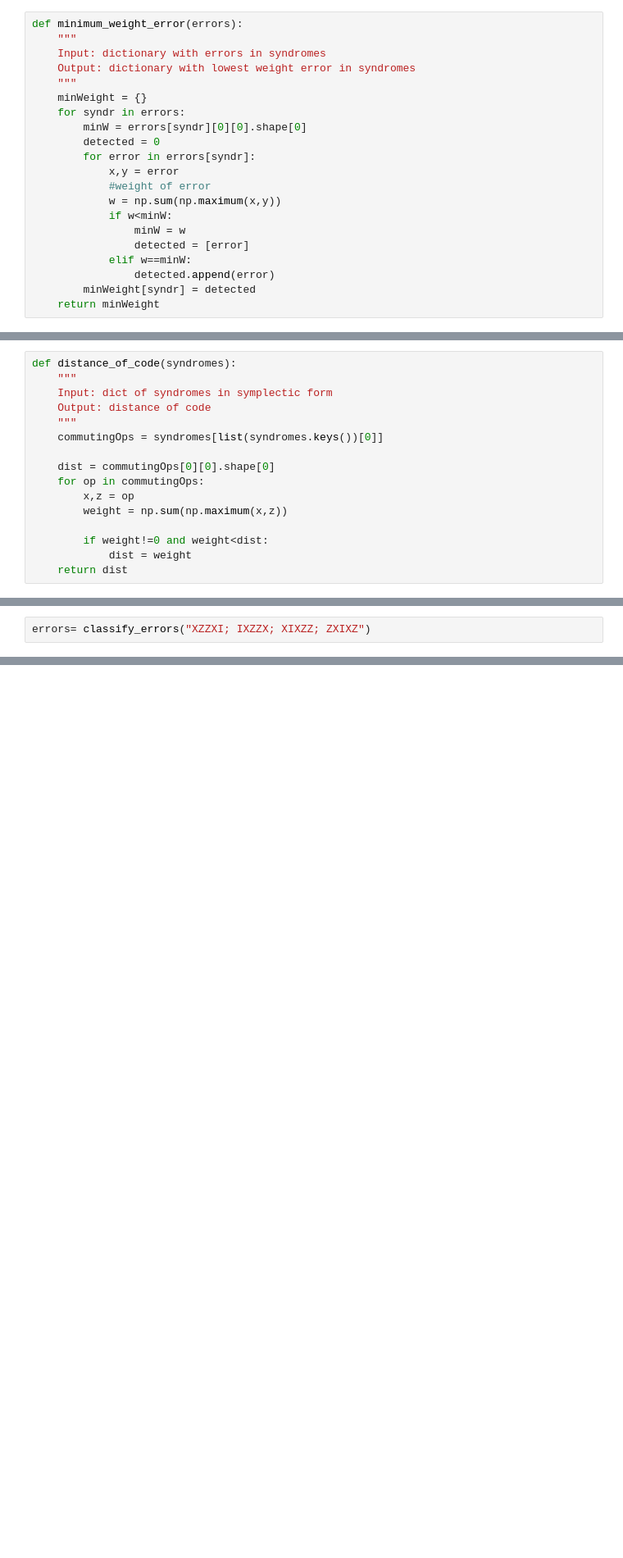
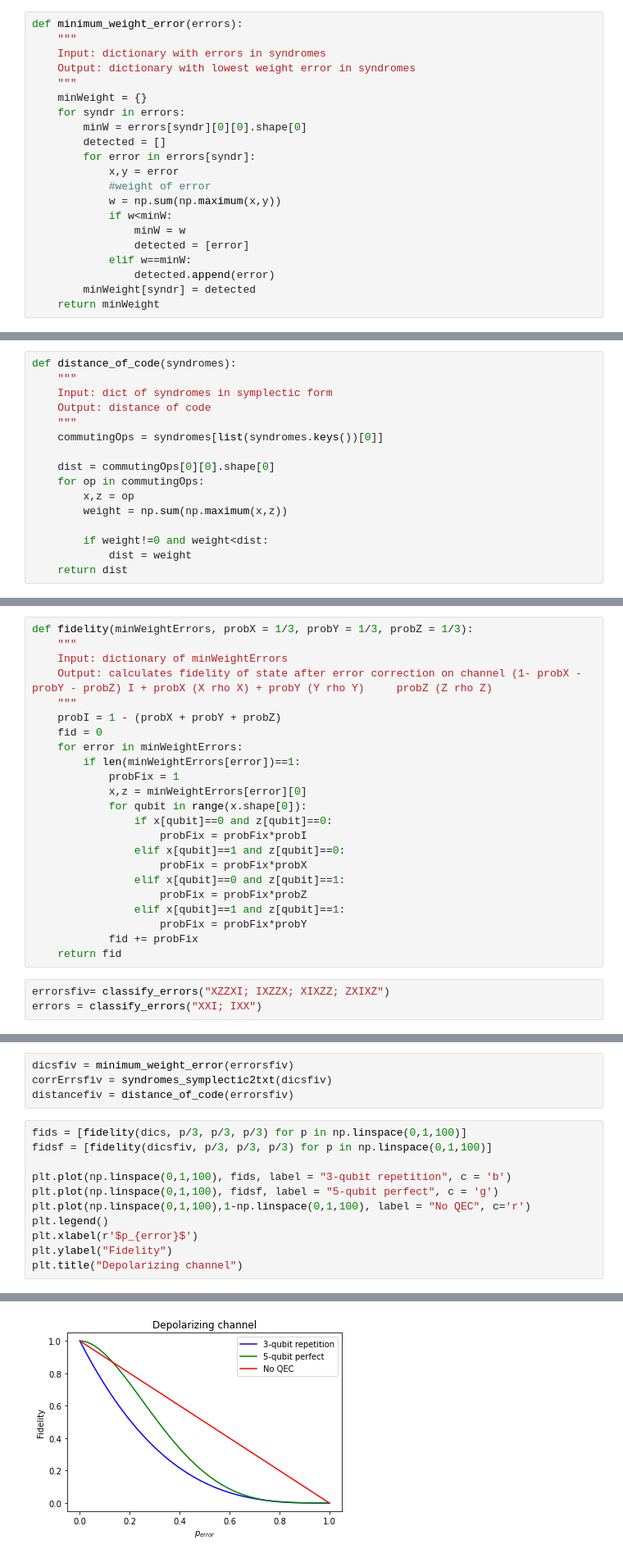
Before and after one commit to BestQuark/QEC, a Jupyter notebook: sydromeMeasurement.ipynb, the cells around one changed output, grey strips where cells are left out. Shown at 82% size. Saved outputs shown, nothing was run; the diff lists cells and outputs as text; blank space fills up the shorter version.

```diff
--- a/sydromeMeasurement.ipynb
+++ b/sydromeMeasurement.ipynb
@@ -144,7 +187,7 @@ def minimum_weight_error(errors):
     minWeight = {}
     for syndr in errors:
         minW = errors[syndr][0][0].shape[0]
-        detected = 0
+        detected = []
         for error in errors[syndr]:
             x,y = error
             #weight of error
@@ -210,2 +286,26 @@ def distance_of_code(syndromes):
+# %%
+def fidelity(minWeightErrors, probX = 1/3, probY = 1/3, probZ = 1/3):
+    """
+    Input: dictionary of minWeightErrors
+    Output: calculates fidelity of state after error correction on channel (1- probX - probY - probZ) I + probX (X rho X) + probY (Y rho Y)     probZ (Z rho Z)
+    """
+    probI = 1 - (probX + probY + probZ)
+    fid = 0
+    for error in minWeightErrors:
+        if len(minWeightErrors[error])==1:
+            probFix = 1
+            x,z = minWeightErrors[error][0]
+            for qubit in range(x.shape[0]):
+                if x[qubit]==0 and z[qubit]==0:
+                    probFix = probFix*probI
+                elif x[qubit]==1 and z[qubit]==0:
+                    probFix = probFix*probX
+                elif x[qubit]==0 and z[qubit]==1:
+                    probFix = probFix*probZ
+                elif x[qubit]==1 and z[qubit]==1:
+                    probFix = probFix*probY
+            fid += probFix
+    return fid
 # %%
-errors= classify_errors("XZZXI; IXZZX; XIXZZ; ZXIXZ")
+errorsfiv= classify_errors("XZZXI; IXZZX; XIXZZ; ZXIXZ")
+errors = classify_errors("XXI; IXX")
@@ -222,0 +316,16 @@ np.maximum(np.array([0,1,2,3]), np.array([3,-1,2,2]))
+# %%
+dicsfiv = minimum_weight_error(errorsfiv)
+corrErrsfiv = syndromes_symplectic2txt(dicsfiv)
+distancefiv = distance_of_code(errorsfiv)
+# %%
+fids = [fidelity(dics, p/3, p/3, p/3) for p in np.linspace(0,1,100)]
+fidsf = [fidelity(dicsfiv, p/3, p/3, p/3) for p in np.linspace(0,1,100)]
+
+plt.plot(np.linspace(0,1,100), fids, label = "3-qubit repetition", c = 'b')
+plt.plot(np.linspace(0,1,100), fidsf, label = "5-qubit perfect", c = 'g')
+plt.plot(np.linspace(0,1,100),1-np.linspace(0,1,100), label = "No QEC", c='r')
+plt.legend()
+plt.xlabel(r'$p_{error}$')
+plt.ylabel("Fidelity")
+plt.title("Depolarizing channel")
+# %% [output]
@@ -222,0 +333 @@ np.maximum(np.array([0,1,2,3]), np.array([3,-1,2,2]))
+[figure, added]
```
Also changed, not shown: parts of 36 cells of this notebook, 3 other files.
